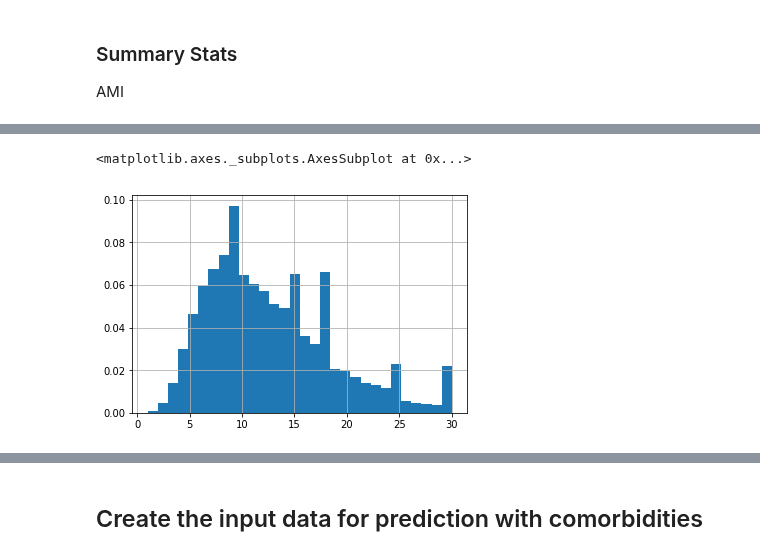
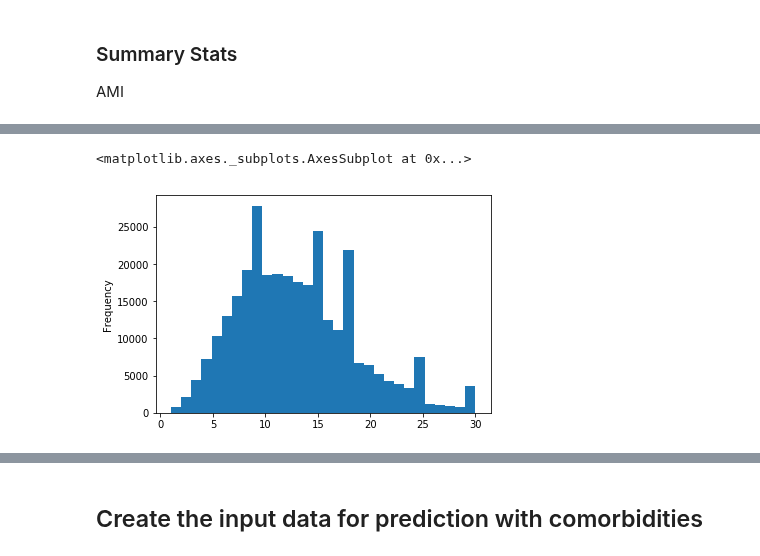
Before and after one commit to wenshuoliu/DLproj, a Jupyter notebook: NRD/Preprocessing.ipynb, the cells around one changed output, grey strips where cells are left out. Saved outputs shown, nothing was run; the diff lists cells and outputs as text; code cells hidden in the pictures.

```diff
--- a/NRD/Preprocessing.ipynb
+++ b/NRD/Preprocessing.ipynb
@@ -463,2 +580,2 @@ AMI
 # %%
-data_df = pd.read_csv(path+'cohorts/ami/ami_pred.csv', dtype=core_dtypes_pd)
+data_df = pd.read_csv(path+'cohorts/pna/pna_pred.csv', dtype=core_dtypes_pd)
@@ -633,5 +741,5 @@ DX_number = 30 - ami_label[DX_lst].isna().apply(sum, axis=1)
 # %%
-DX_number.hist(bins=30, density=1)
+data_df.NDX.plot.hist(bins=30)
 # %% [output]
 <matplotlib.axes._subplots.AxesSubplot at 0x...>
-[figure, old version]
+[figure, new version]
```
Also changed, not shown: parts of 66 cells of this notebook, 11 other files.
